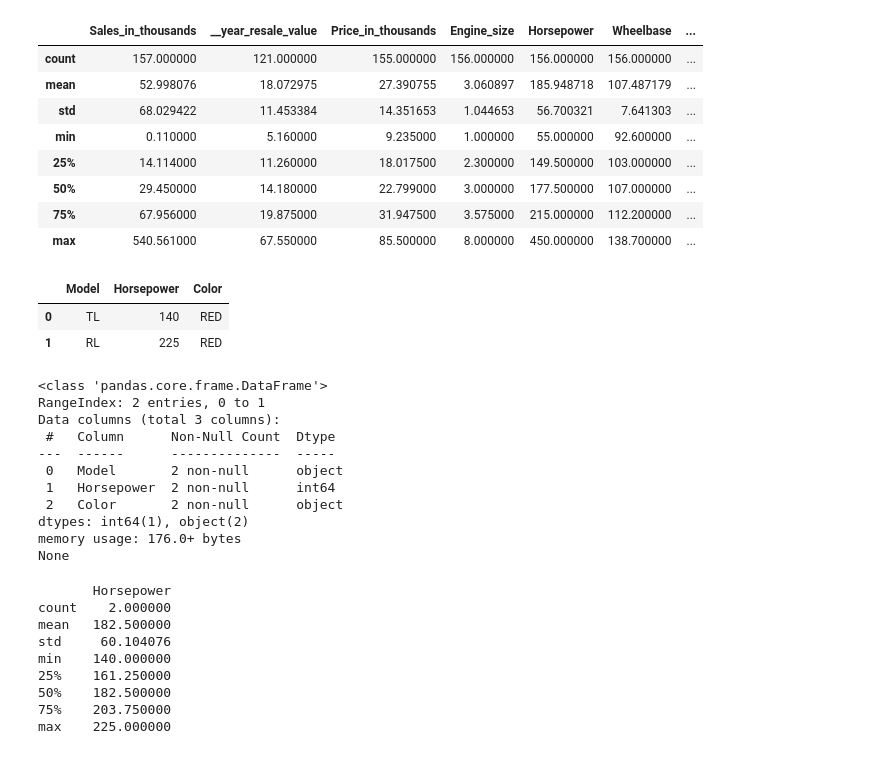
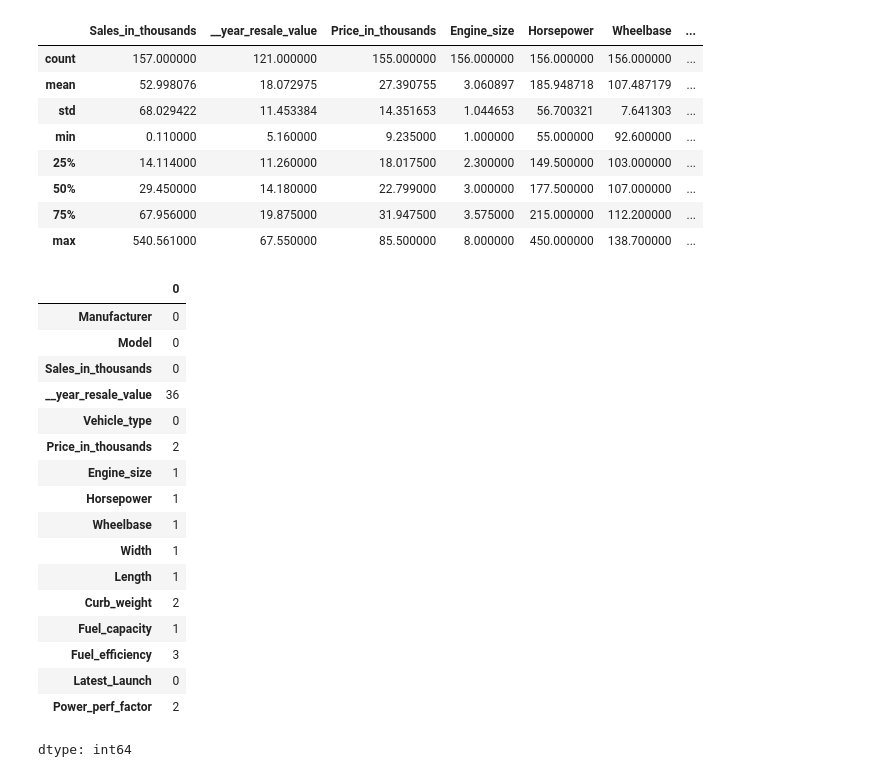
Before and after one commit to msandhiya07/carsales, a Jupyter notebook: car_salesdb.ipynb, the cells around one changed output. Cells and saved outputs as stored; diff of their text form; code cells hidden in the pictures.

```diff
--- a/car_salesdb.ipynb
+++ b/car_salesdb.ipynb
@@ -51,38 +53,25 @@ data.describe()
 | 50% | 29.450000 | 14.180000 | 22.799000 | 3.000000 | 177.500000 | 107.000000 | ... |
 | 75% | 67.956000 | 19.875000 | 31.947500 | 3.575000 | 215.000000 | 112.200000 | ... |
 | max | 540.561000 | 67.550000 | 85.500000 | 8.000000 | 450.000000 | 138.700000 | ... |
-# %%
-data={"Model":["TL","RL"],"Horsepower":[140,225]}
-df=pd.DataFrame(data)
-df["Color"]="RED"
-df
-# %% [output]
-|  | Model | Horsepower | Color |
-| 0 | TL | 140 | RED |
-| 1 | RL | 225 | RED |
-# %%
-print(df.info())
-# %% [output]
-<class 'pandas.core.frame.DataFrame'>
-RangeIndex: 2 entries, 0 to 1
-Data columns (total 3 columns):
- #   Column      Non-Null Count  Dtype
----  ------      --------------  -----
- 0   Model       2 non-null      object
- 1   Horsepower  2 non-null      int64
- 2   Color       2 non-null      object
-dtypes: int64(1), object(2)
-memory usage: 176.0+ bytes
-None
-# %%
-print(df.describe())
-# %% [output]
-       Horsepower
-count    2.000000
-mean   182.500000
-std     60.104076
-min    140.000000
-25%    161.250000
-50%    182.500000
-75%    203.750000
-max    225.000000
+# %%
+
+data.isnull().sum()
+# %% [output]
+|  | 0 |
+| Manufacturer | 0 |
+| Model | 0 |
+| Sales_in_thousands | 0 |
+| __year_resale_value | 36 |
+| Vehicle_type | 0 |
+| Price_in_thousands | 2 |
+| Engine_size | 1 |
+| Horsepower | 1 |
+| Wheelbase | 1 |
+| Width | 1 |
+| Length | 1 |
+| Curb_weight | 2 |
+| Fuel_capacity | 1 |
+| Fuel_efficiency | 3 |
+| Latest_Launch | 0 |
+| Power_perf_factor | 2 |
+dtype: int64
```
Also changed, not shown: parts of 10 cells of this notebook.
